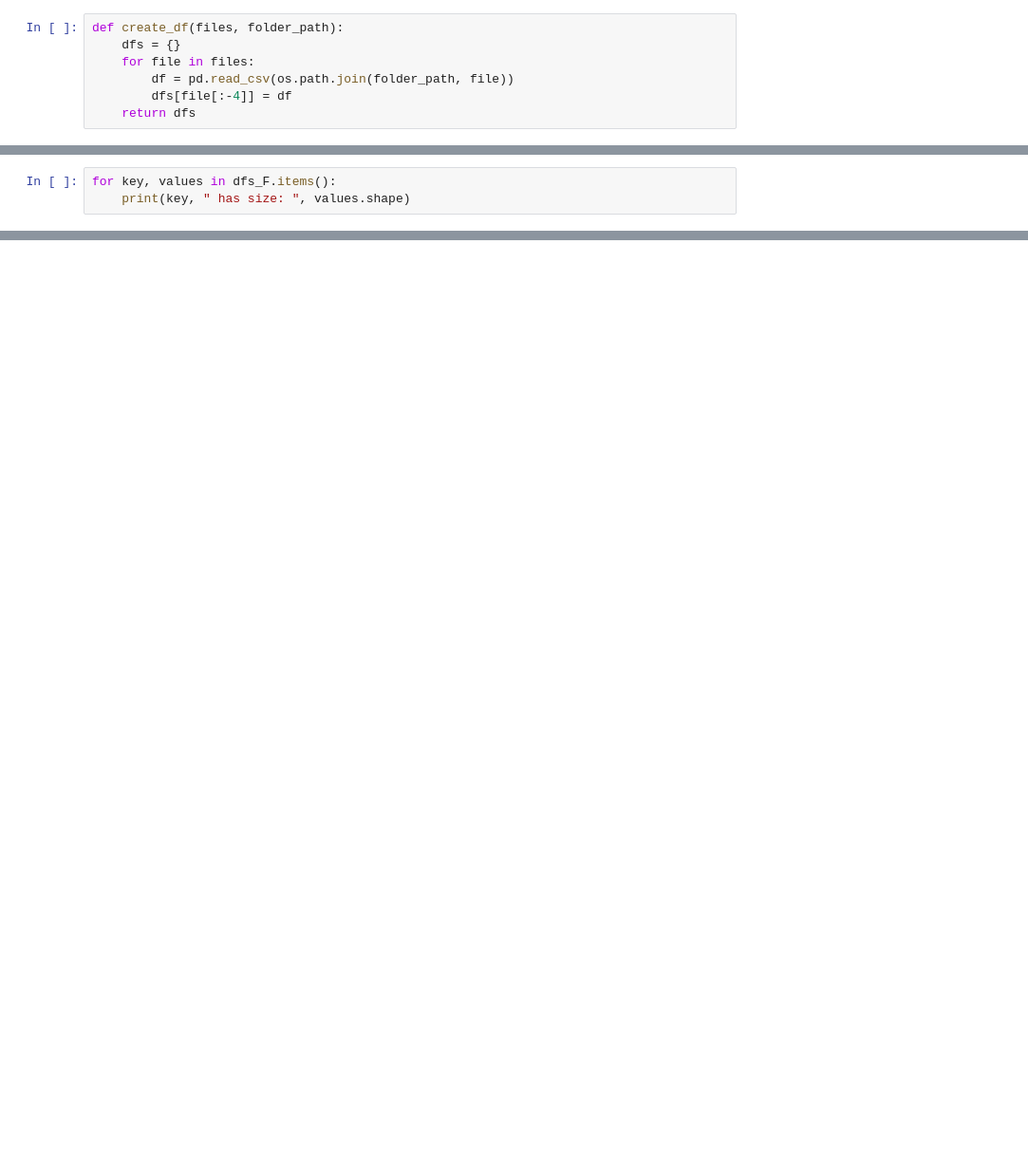
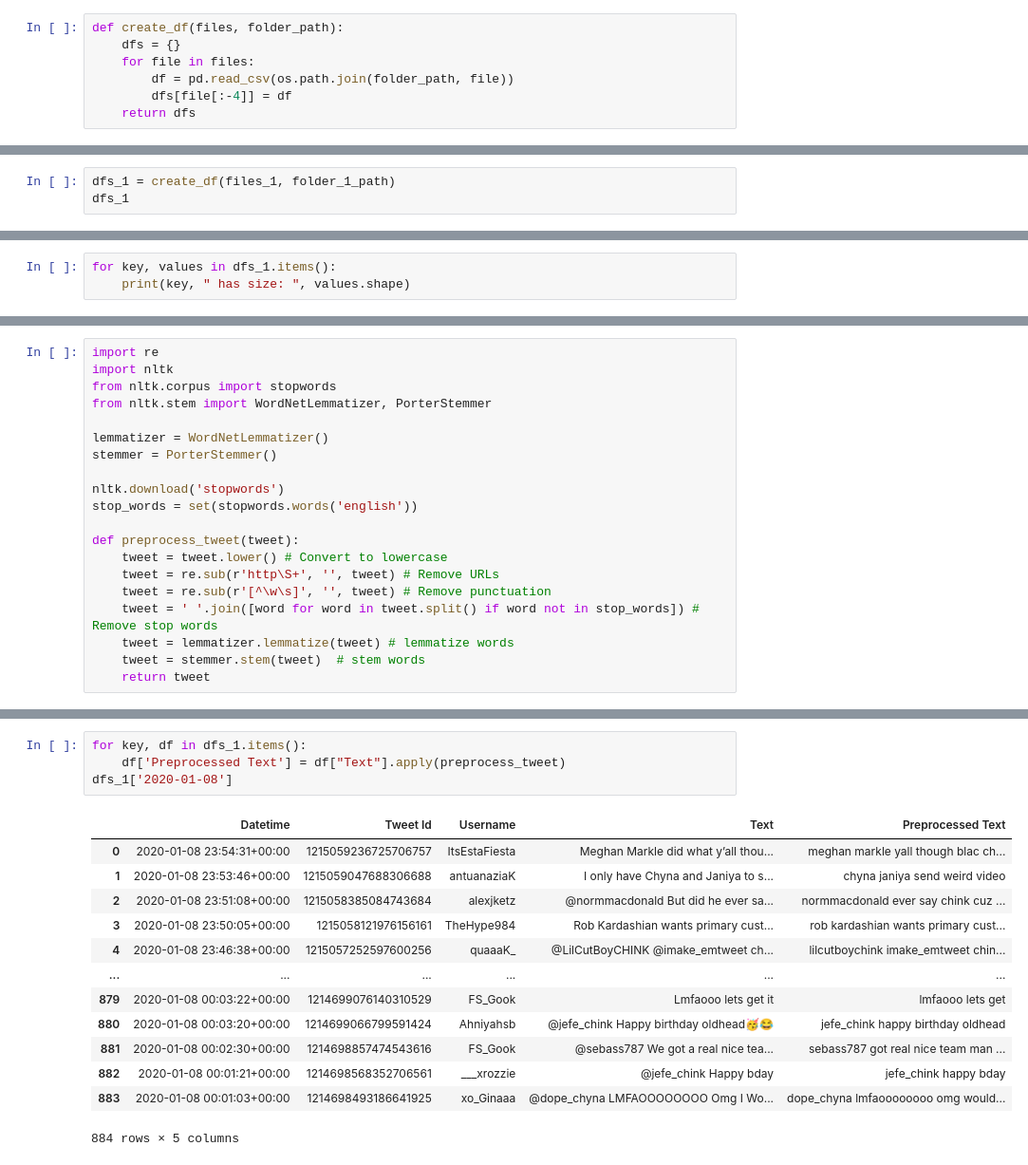
Before and after one commit to macs30200-s23/replication-materials-yuzhouw313, a Jupyter notebook: EDA.ipynb, the cells around one changed output, grey strips where cells are left out. Shown at 95% size. Cells and saved outputs as stored; diff of their text form; blank space fills up the shorter version.

```diff
--- a/EDA.ipynb
+++ b/EDA.ipynb
@@ -244,3 +40,0 @@ Enov2020-tweets  has size:  (2001, 4)
-# %%
-for key, values in dfs_F.items():
-    print(key, " has size: ", values.shape)
@@ -269,0 +41,3 @@ Fdec2020-tweets  has size:  (2001, 4)
+# %%
+dfs_1 = create_df(files_1, folder_1_path)
+dfs_1
@@ -269,0 +90,3 @@ Fdec2020-tweets  has size:  (2001, 4)
+# %%
+for key, values in dfs_1.items():
+    print(key, " has size: ", values.shape)
@@ -269,0 +145,20 @@ Fdec2020-tweets  has size:  (2001, 4)
+# %%
+import re
+import nltk
+from nltk.corpus import stopwords
+from nltk.stem import WordNetLemmatizer, PorterStemmer
+
+lemmatizer = WordNetLemmatizer()
+stemmer = PorterStemmer()
+
+nltk.download('stopwords')
+stop_words = set(stopwords.words('english'))
+
+def preprocess_tweet(tweet):
+    tweet = tweet.lower() # Convert to lowercase
+    tweet = re.sub(r'http\S+', '', tweet) # Remove URLs
+    tweet = re.sub(r'[^\w\s]', '', tweet) # Remove punctuation
+    tweet = ' '.join([word for word in tweet.split() if word not in stop_words]) # Remove stop words
+    tweet = lemmatizer.lemmatize(tweet) # lemmatize words
+    tweet = stemmer.stem(tweet)  # stem words
+    return tweet
@@ -269,0 +169,18 @@ Fdec2020-tweets  has size:  (2001, 4)
+# %%
+for key, df in dfs_1.items():
+    df['Preprocessed Text'] = df["Text"].apply(preprocess_tweet)
+dfs_1['2020-01-08']
+# %% [output]
+|  | Datetime | Tweet Id | Username | Text | Preprocessed Text |
+| 0 | 2020-01-08 23:54:31+00:00 | 1215059236725706757 | ItsEstaFiesta | Meghan Markle did what y’all thou... | meghan markle yall though blac ch... |
+| 1 | 2020-01-08 23:53:46+00:00 | 1215059047688306688 | antuanaziaK | I only have Chyna and Janiya to s... | chyna janiya send weird video |
+| 2 | 2020-01-08 23:51:08+00:00 | 1215058385084743684 | alexjketz | @normmacdonald But did he ever sa... | normmacdonald ever say chink cuz ... |
+| 3 | 2020-01-08 23:50:05+00:00 | 1215058121976156161 | TheHype984 | Rob Kardashian wants primary cust... | rob kardashian wants primary cust... |
+| 4 | 2020-01-08 23:46:38+00:00 | 1215057252597600256 | quaaaK_ | @LilCutBoyCHINK @imake_emtweet ch... | lilcutboychink imake_emtweet chin... |
+| ... | ... | ... | ... | ... | ... |
+| 879 | 2020-01-08 00:03:22+00:00 | 1214699076140310529 | FS_Gook | Lmfaooo lets get it | lmfaooo lets get |
+| 880 | 2020-01-08 00:03:20+00:00 | 1214699066799591424 | Ahniyahsb | @jefe_chink Happy birthday oldhead🥳😂 | jefe_chink happy birthday oldhead |
+| 881 | 2020-01-08 00:02:30+00:00 | 1214698857474543616 | FS_Gook | @sebass787 We got a real nice tea... | sebass787 got real nice team man ... |
+| 882 | 2020-01-08 00:01:21+00:00 | 1214698568352706561 | ___xrozzie | @jefe_chink Happy bday | jefe_chink happy bday |
+| 883 | 2020-01-08 00:01:03+00:00 | 1214698493186641925 | xo_Ginaaa | @dope_chyna LMFAOOOOOOOO Omg I Wo... | dope_chyna lmfaoooooooo omg would... |
+884 rows × 5 columns
```
Also changed, not shown: parts of 73 cells of this notebook, 2 other files.
